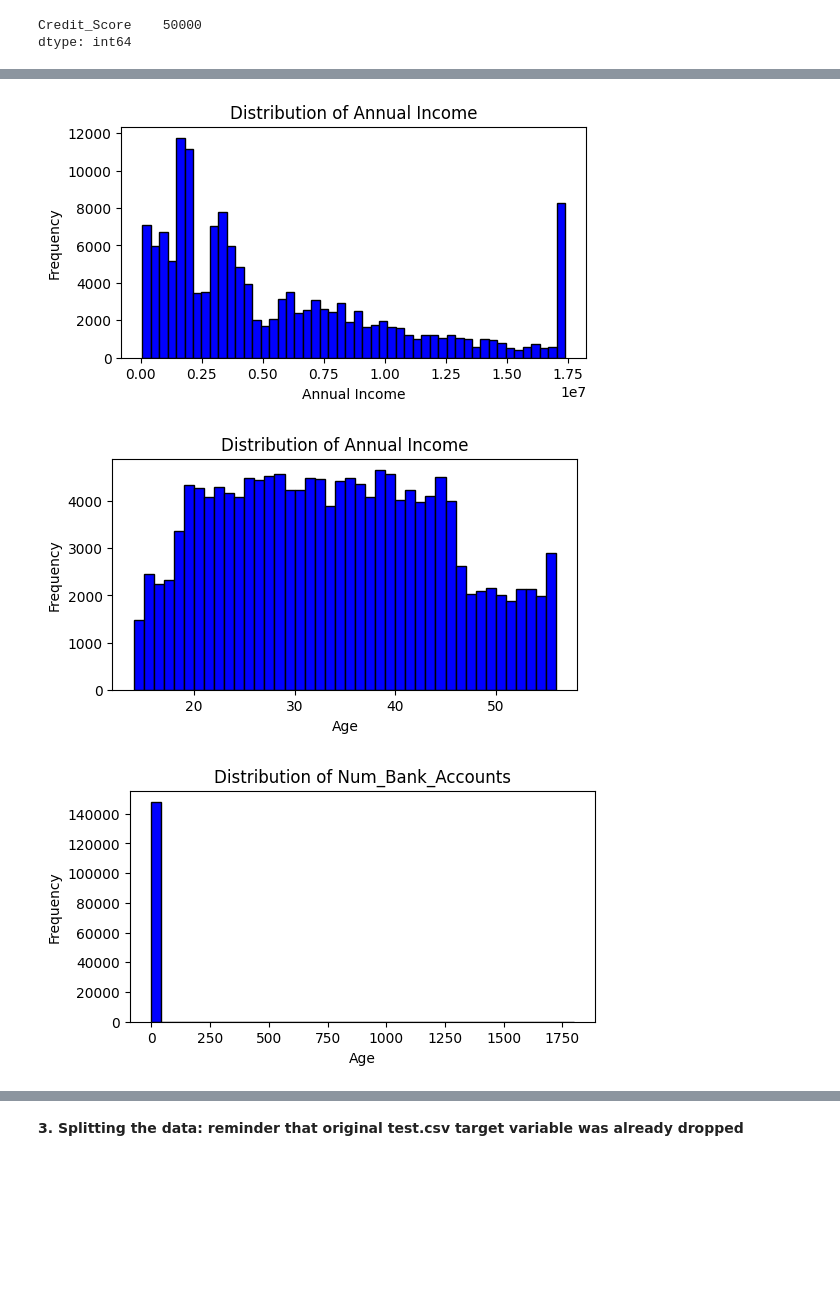
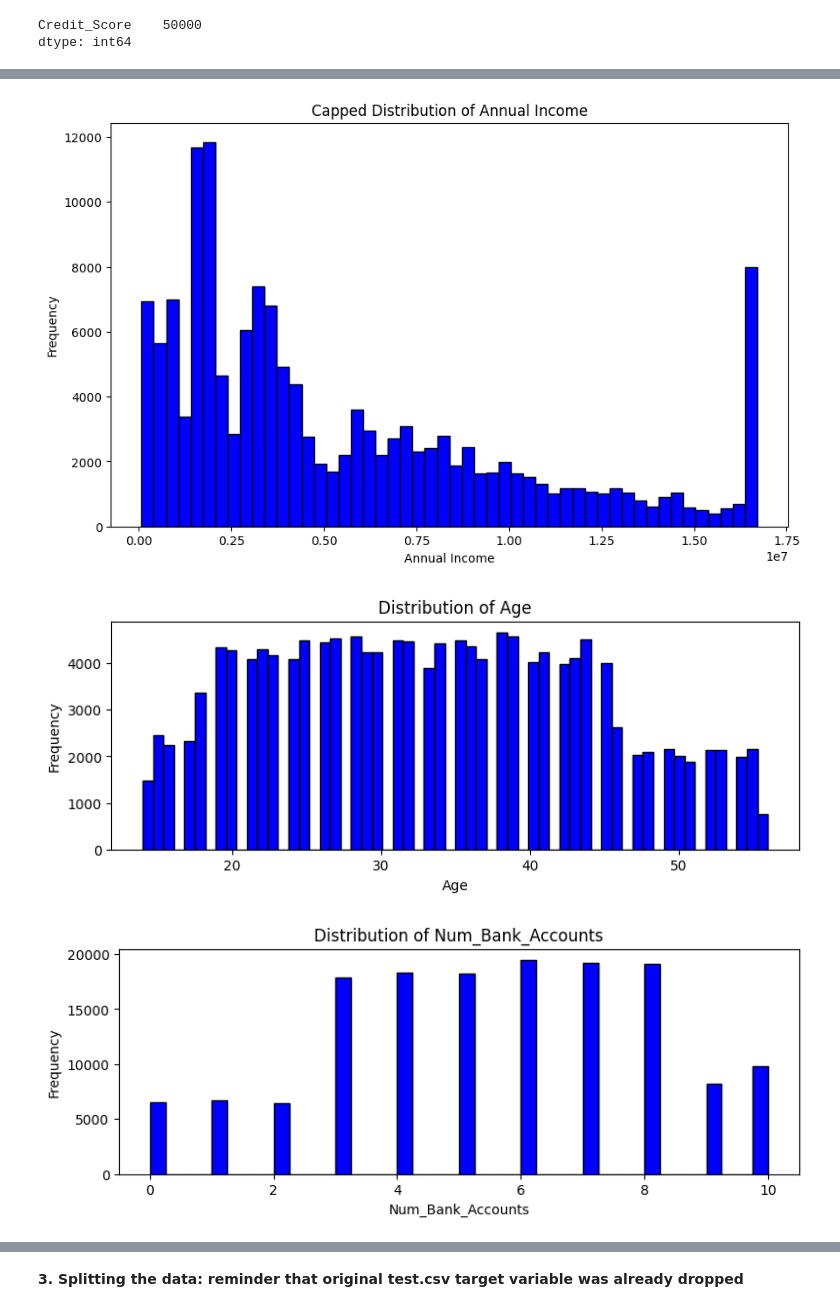
Before and after one commit to astronaut505/Credit-or-crisis, a Jupyter notebook: CreditScoreClassification2.ipynb, the cells around one changed output, grey strips where cells are left out. Cells and saved outputs as stored; diff of their text form; code cells hidden in the pictures; blank space fills up the shorter version.

```diff
--- a/CreditScoreClassification2.ipynb
+++ b/CreditScoreClassification2.ipynb
@@ -529,38 +467,65 @@ Outliers in column Amount_invested_monthly: 131
 Outliers in column Monthly_Balance: 0
+# %%
+# Pre-calculate the typical income for each customer
+typical_incomes = df.groupby('Customer_ID')['Annual_Income'].median()
+
+# Merge the median income back to the original dataframe
+df = df.join(typical_incomes.rename('Median_Income'), on='Customer_ID')
+
+# Calculate the threshold for being considered an outlier
+threshold = 0.5  # You can adjust this threshold as needed
+df['Income_Lower_Threshold'] = df['Median_Income'] * (1 - threshold)
+df['Income_Upper_Threshold'] = df['Median_Income'] * (1 + threshold)
+
+# Replace outliers with the median income
+outlier_condition = (
+    (df['Annual_Income'] < df['Income_Lower_Threshold']) |
+    (df['Annual_Income'] > df['Income_Upper_Threshold'])
+)
+df.loc[outlier_condition, 'Annual_Income'] = df.loc[outlier_condition, 'Median_Income']
+
+# Drop the extra columns if you no longer need them
+df.drop(['Median_Income', 'Income_Lower_Threshold', 'Income_Upper_Threshold'], axis=1, inplace=True)
 # %%
 upper_limit = df['Annual_Income'].quantile(0.95)  # Extreme outliers
 
 df['Annual_Income'] = df['Annual_Income'].apply(lambda x: min(x, upper_limit))
 
 import matplotlib.pyplot as plt
 
-plt.figure(figsize=(6, 3))
-plt.hist(df['Annual_Income'], bins=50, color='blue', edgecolor='black')
-plt.title('Distribution of Annual Income')
+plt.figure(figsize=(10, 6))
+plt.hist(df['Annual_Income'], bins=50, color='blue', edgecolor='black')  # Reduced number of bins for clarity
+plt.title('Capped Distribution of Annual Income')
 plt.xlabel('Annual Income')
 plt.ylabel('Frequency')
 plt.show()
 # %% [output]
-[figure, old version]
+[figure, new version]
 # %%
 import matplotlib.pyplot as plt
 
-plt.figure(figsize=(6, 3))
-plt.hist(df['Age'], bins=42, color='blue', edgecolor='black')
-plt.title('Distribution of Annual Income')
+plt.figure(figsize=(9, 3))
+plt.hist(df['Age'], bins=60, color='blue', edgecolor='black')
+plt.title('Distribution of Age')
 plt.xlabel('Age')
 plt.ylabel('Frequency')
 plt.show()
 # %% [output]
-[figure, old version]
+[figure, new version]
 # %%
 import matplotlib.pyplot as plt
 
-plt.figure(figsize=(6, 3))
-plt.hist(df['Num_Bank_Accounts'], bins=42, color='blue', edgecolor='black')
+# Define the upper and lower limits
+upper_limit = df['Num_Bank_Accounts'].quantile(0.95)  # For extreme outliers
+lower_limit = 0  # Minimum realistic value
+
+df['Num_Bank_Accounts'] = df['Num_Bank_Accounts'].apply(lambda x: min(max(x, lower_limit), upper_limit))
+
+plt.figure(figsize=(9, 3))
+plt.hist(df['Num_Bank_Accounts'], bins=40, color='blue', edgecolor='black')
 plt.title('Distribution of Num_Bank_Accounts')
-plt.xlabel('Age')
+plt.xlabel('Num_Bank_Accounts')
 plt.ylabel('Frequency')
 plt.show()
 # %% [output]
-[figure, old version]
+[figure, new version]
```
Also changed, not shown: parts of 26 cells of this notebook.
